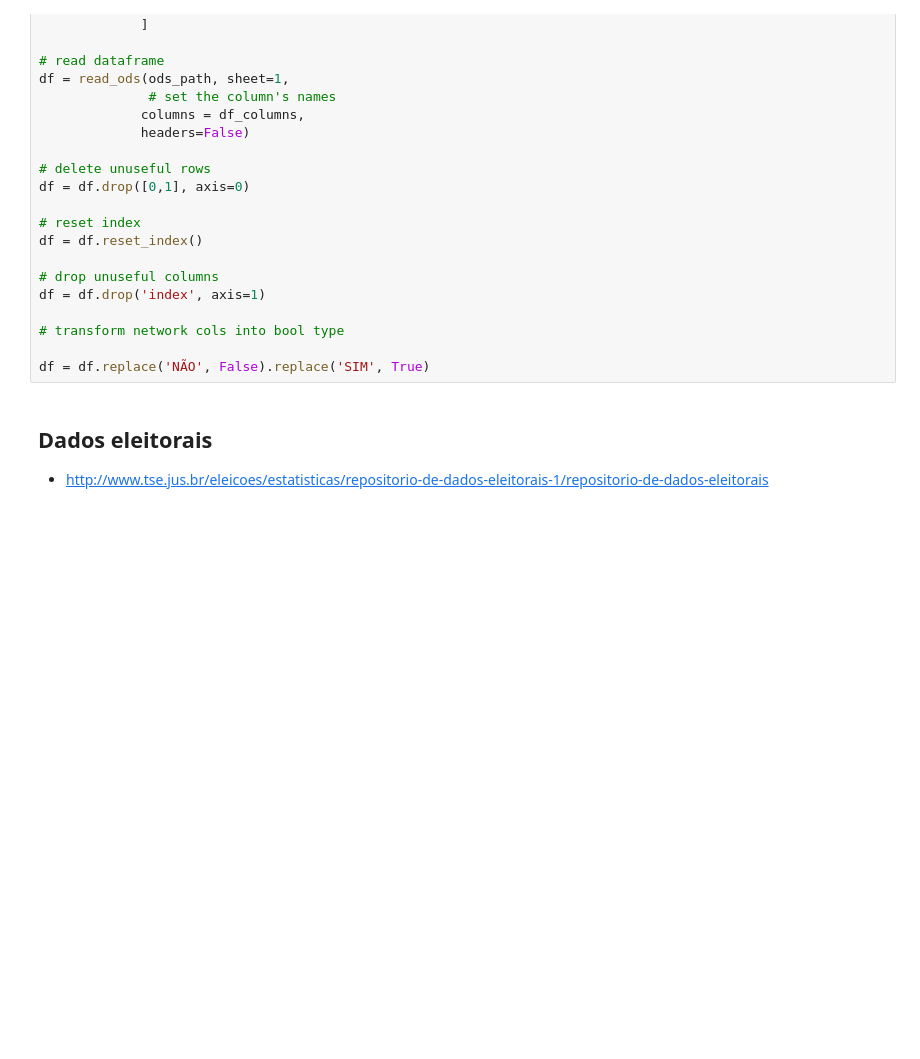
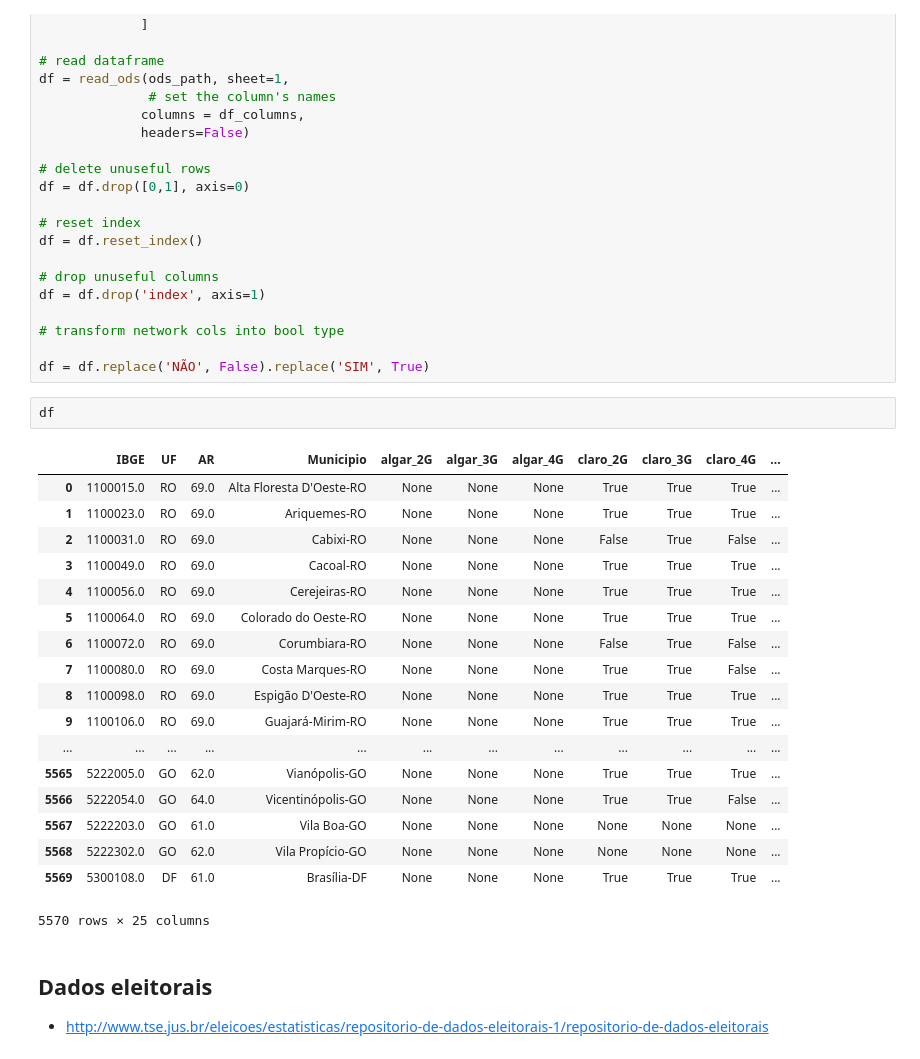
Before and after one commit to lclarete/bozoinsights, a Jupyter notebook: telefonia_municipio.ipynb, the cells around one changed output. Drawn from its saved outputs; the diff is of its cells as text; blank space fills up the shorter version.

```diff
--- a/telefonia_municipio.ipynb
+++ b/telefonia_municipio.ipynb
@@ -55,6 +55,27 @@ df = df.drop('index', axis=1)
 # transform network cols into bool type
 
 df = df.replace('NÃO', False).replace('SIM', True)
+# %%
+df
+# %% [output]
+|  | IBGE | UF | AR | Municipio | algar_2G | algar_3G | algar_4G | claro_2G | claro_3G | claro_4G | ... |
+| 0 | 1100015.0 | RO | 69.0 | Alta Floresta D'Oeste-RO | None | None | None | True | True | True | ... |
+| 1 | 1100023.0 | RO | 69.0 | Ariquemes-RO | None | None | None | True | True | True | ... |
+| 2 | 1100031.0 | RO | 69.0 | Cabixi-RO | None | None | None | False | True | False | ... |
+| 3 | 1100049.0 | RO | 69.0 | Cacoal-RO | None | None | None | True | True | True | ... |
+| 4 | 1100056.0 | RO | 69.0 | Cerejeiras-RO | None | None | None | True | True | True | ... |
+| 5 | 1100064.0 | RO | 69.0 | Colorado do Oeste-RO | None | None | None | True | True | True | ... |
+| 6 | 1100072.0 | RO | 69.0 | Corumbiara-RO | None | None | None | False | True | False | ... |
+| 7 | 1100080.0 | RO | 69.0 | Costa Marques-RO | None | None | None | True | True | False | ... |
+| 8 | 1100098.0 | RO | 69.0 | Espigão D'Oeste-RO | None | None | None | True | True | True | ... |
+| 9 | 1100106.0 | RO | 69.0 | Guajará-Mirim-RO | None | None | None | True | True | True | ... |
+| ... | ... | ... | ... | ... | ... | ... | ... | ... | ... | ... | ... |
+| 5565 | 5222005.0 | GO | 62.0 | Vianópolis-GO | None | None | None | True | True | True | ... |
+| 5566 | 5222054.0 | GO | 64.0 | Vicentinópolis-GO | None | None | None | True | True | False | ... |
+| 5567 | 5222203.0 | GO | 61.0 | Vila Boa-GO | None | None | None | None | None | None | ... |
+| 5568 | 5222302.0 | GO | 62.0 | Vila Propício-GO | None | None | None | None | None | None | ... |
+| 5569 | 5300108.0 | DF | 61.0 | Brasília-DF | None | None | None | True | True | True | ... |
+5570 rows × 25 columns
 # %% [markdown]
 ## Dados eleitorais
 
```
Also changed, not shown: parts of 1 cell of this notebook.
